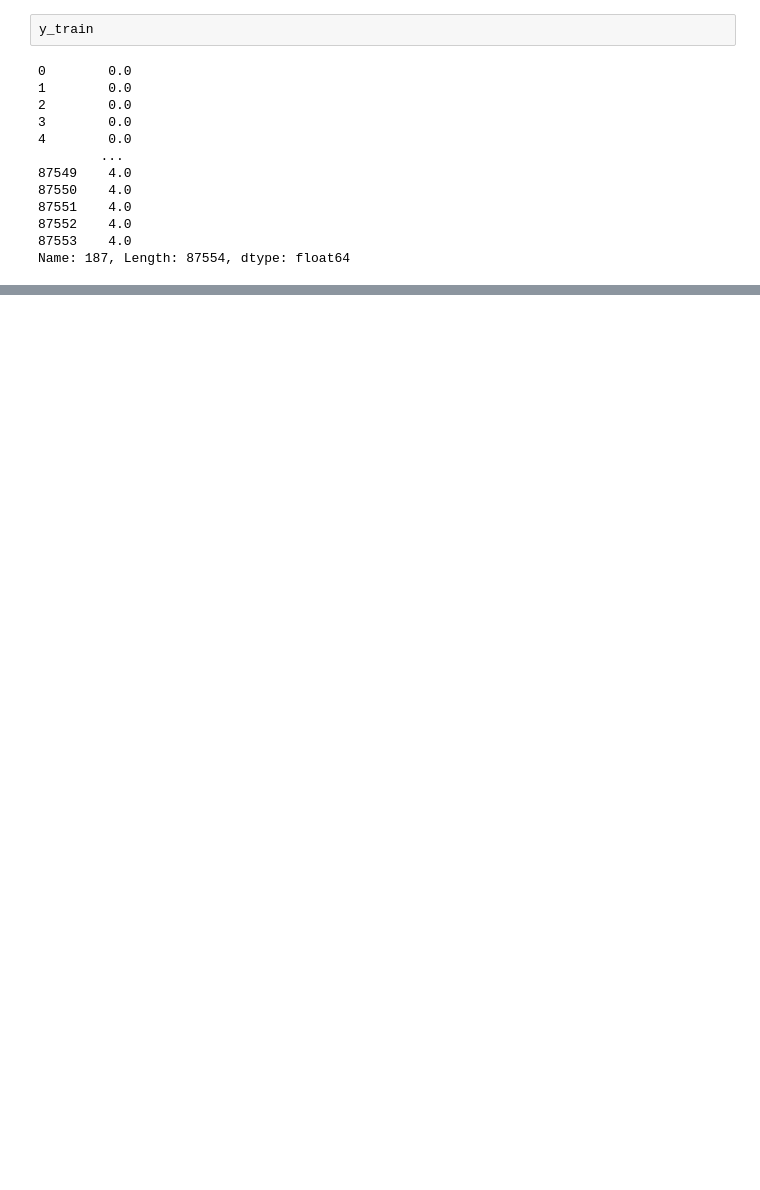
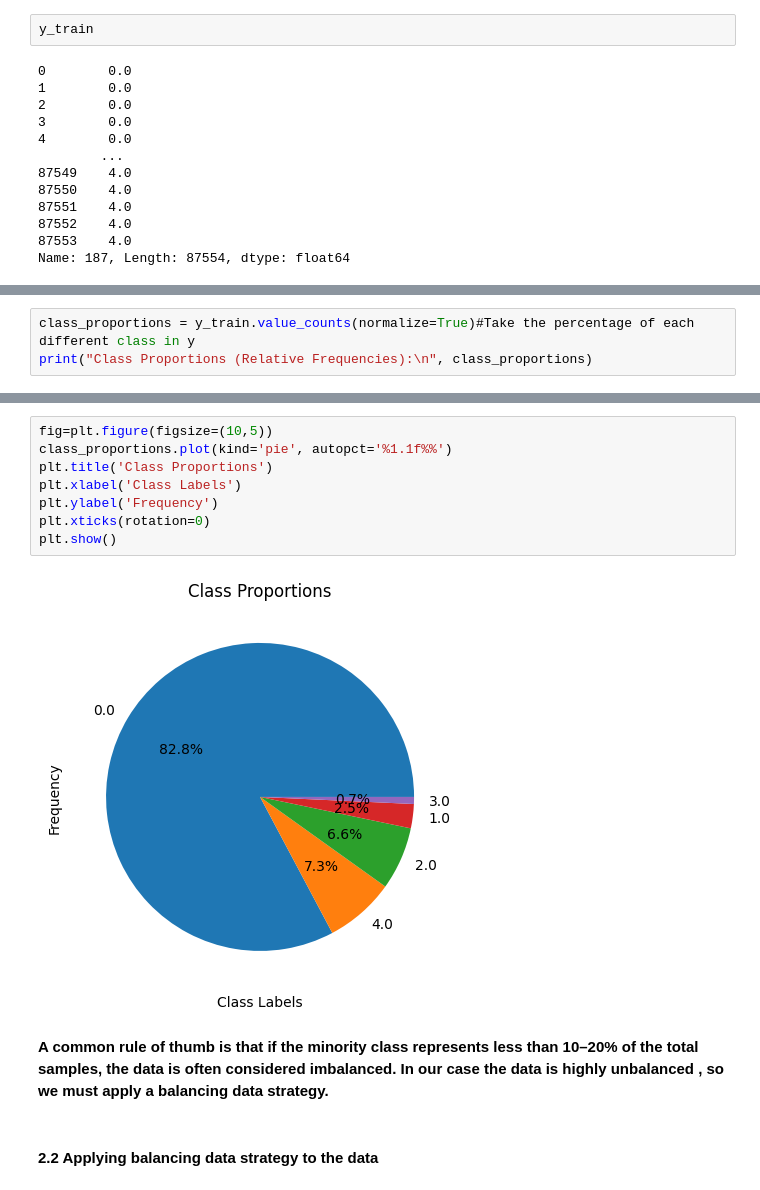
Before and after one commit to Elcasvi/ECG-Heartbeat-Categorization, a Jupyter notebook: ECG Classificator/notebook.ipynb, the cells around one changed output, grey strips where cells are left out. Saved outputs shown, nothing was run; the diff lists cells and outputs as text; blank space fills up the shorter version.

```diff
--- a/ECG Classificator/notebook.ipynb
+++ b/ECG Classificator/notebook.ipynb
@@ -216,0 +154,3 @@ ModelResults(model name=GaussianNB, accuracy=0.8238625982093916, recall=[0.99541
+# %%
+class_proportions = y_train.value_counts(normalize=True)#Take the percentage of each different class in y
+print("Class Proportions (Relative Frequencies):\n", class_proportions)
@@ -216,0 +166,15 @@ ModelResults(model name=GaussianNB, accuracy=0.8238625982093916, recall=[0.99541
+# %%
+fig=plt.figure(figsize=(10,5))
+class_proportions.plot(kind='pie', autopct='%1.1f%%')
+plt.title('Class Proportions')
+plt.xlabel('Class Labels')
+plt.ylabel('Frequency')
+plt.xticks(rotation=0)
+plt.show()
+# %% [output]
+[figure, added]
+# %% [markdown]
+<strong>A common rule of thumb is that if the minority class represents less than 10–20% of the total samples, the data is often considered imbalanced.
+In our case the data is highly unbalanced , so we must apply a balancing data strategy.</strong>
+# %% [markdown]
+<h4>2.2 Applying balancing data strategy to the data</h4>
```
Also changed, not shown: parts of 32 cells of this notebook.
